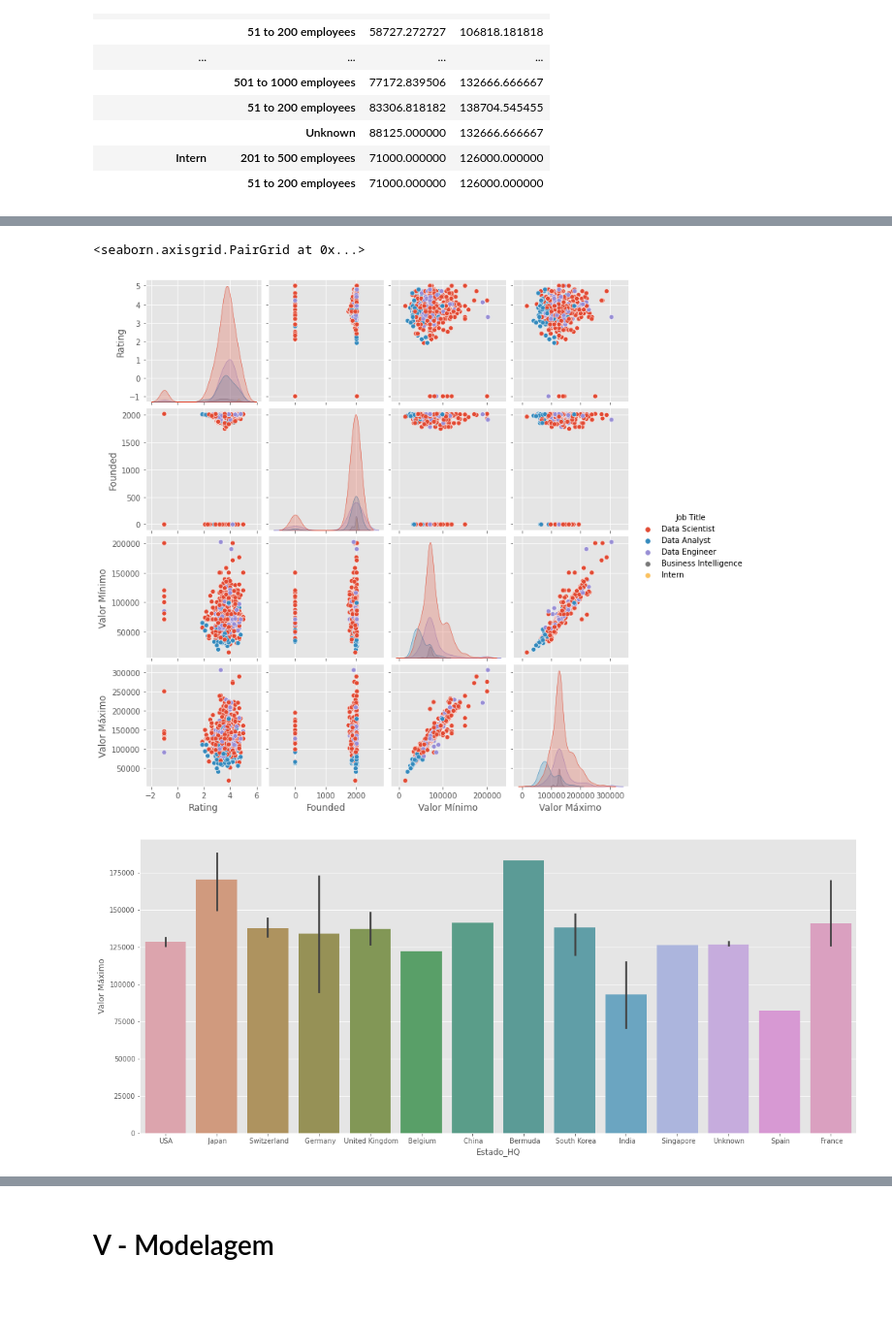
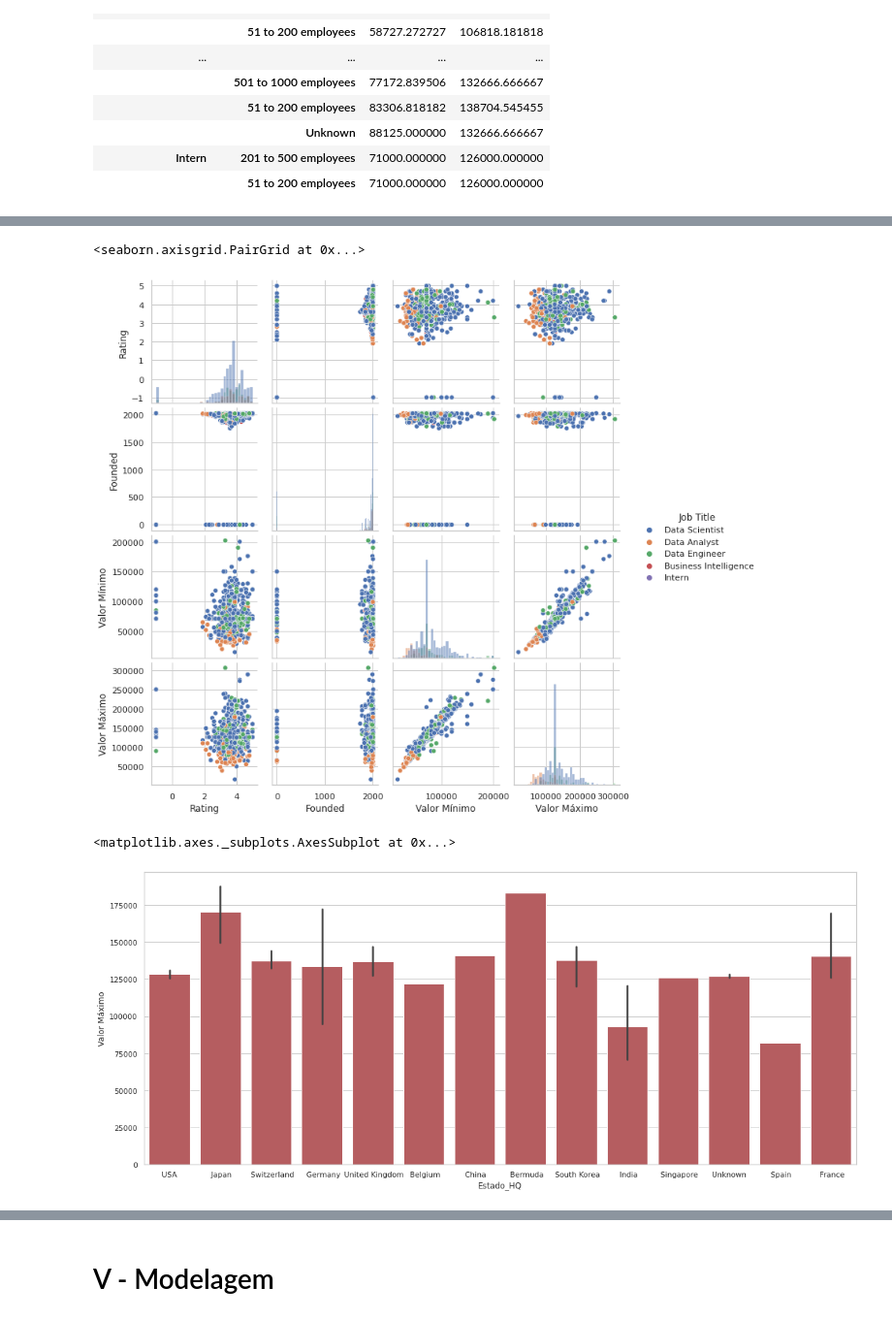
Before and after one commit to JoaoDaross/ProjetoFinalAwari, a Jupyter notebook: ProjetoFinalAwari.ipynb, the cells around one changed output, grey strips where cells are left out. Shown at 97% size. Saved outputs shown, nothing was run; the diff lists cells and outputs as text; code cells hidden in the pictures.

```diff
--- a/ProjetoFinalAwari.ipynb
+++ b/ProjetoFinalAwari.ipynb
@@ -358,3 +356,7 @@ criar variavel para cor
+# %%
+# Padronizando as cores
+cor_valor_maximo =  "r"
+cor_valor_minimo =  "b"
 # %%
 # Aplicando um estilo aos plots
 plt.style.use("ggplot")
@@ -411,6 +382,7 @@ sns.barplot(x="Job Title", y="Valor Mínimo", data=df, color="darkblue", saturat
 # %%
 plt.figure(figsize=(10, 8))
-sns.boxplot(x="Job Title", y = "Valor Máximo", data = df)
+sns.set_theme(style="whitegrid")
+sns.boxplot(x="Job Title", y = "Valor Máximo", data = df, color= cor_valor_maximo)
 plt.title("Boxplot do Salário Máximo pela Função")
 # %% [output]
 Text(0.5, 1.0, 'Boxplot do Salário Máximo pela Função')
@@ -417,0 +390,5 @@ Text(0.5, 1.0, 'Boxplot do Salário Máximo pela Função')
+# %%
+plt.figure(figsize=(10, 8))
+sns.set_theme(style="whitegrid")
+sns.boxplot(x="Job Title", y = "Valor Mínimo", data = df, color= cor_valor_minimo)
+plt.title("Boxplot do Salário Mínimo pela Função")
@@ -418,12 +398,16 @@ Text(0.5, 1.0, 'Boxplot do Salário Máximo pela Função')
 # %%
-sns.pairplot(df, hue='Job Title')
+sns.pairplot(df, hue='Job Title', diag_kind="hist")
 # %% [output]
 <seaborn.axisgrid.PairGrid at 0x...>
-[figure, old version]
+[figure, new version]
 # %%
 plt.figure(figsize=(19, 8))
-ax = sns.barplot(x="Estado_HQ", y="Valor Máximo", data=df, saturation=.5)
+sns.barplot(x="Estado_HQ",
+            y="Valor Máximo",
+            data=df,
+            color= cor_valor_maximo)
 # %% [output]
+<matplotlib.axes._subplots.AxesSubplot at 0x...>
-[figure, old version]
+[figure, new version]
 # %%
 plt.figure(figsize=(19, 8))
```
Also changed, not shown: parts of 7 cells of this notebook.
